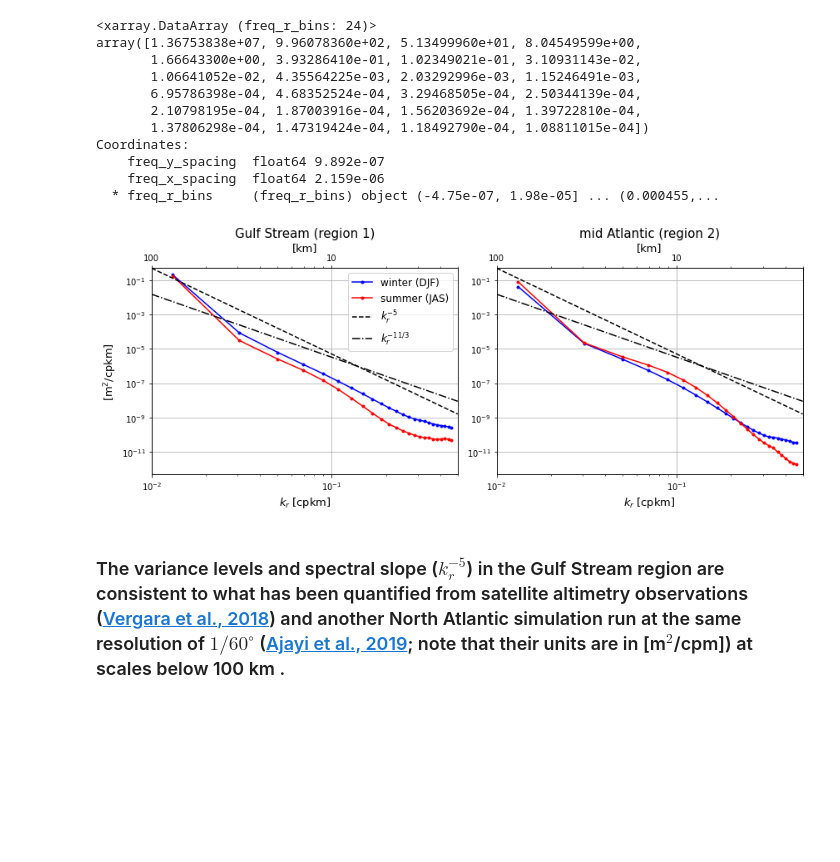
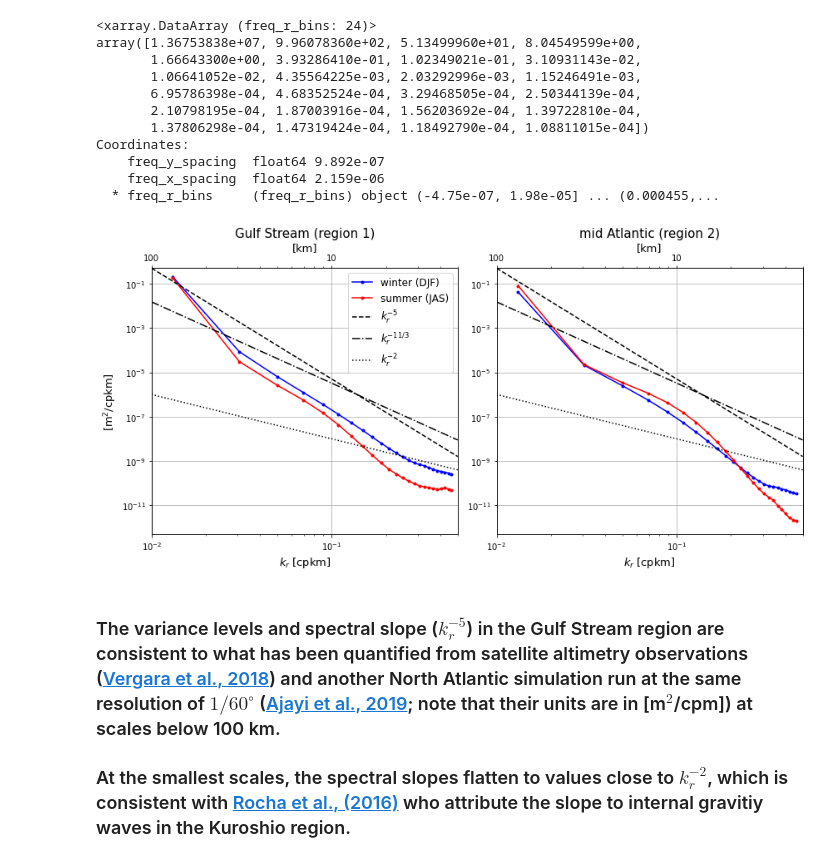
Before and after one commit to roxyboy/SWOT-AdAC-ocean-model-intercomparison, a Jupyter notebook: sea_surface_variability/notebooks/eNATL60-MEOM-regions01-and-02.ipynb, the cells around one changed output. Drawn from its saved outputs; the diff is of its cells as text; code cells hidden in the pictures; blank space fills up the shorter version.

Commit message:
rocha

```diff
--- a/sea_surface_variability/notebooks/eNATL60-MEOM-regions01-and-02.ipynb
+++ b/sea_surface_variability/notebooks/eNATL60-MEOM-regions01-and-02.ipynb
@@ -504,7 +504,7 @@ Coordinates:
     freq_x_spacing  float64 2.159e-06
   * freq_r_bins     (freq_r_bins) object (-4.75e-07, 1.98e-05] ... (0.000455,...
 # %%
-fig, (ax1,ax2) = plt.subplots(figsize=(12,5), nrows=1, ncols=2)
+fig, (ax1,ax2) = plt.subplots(figsize=(12,6), nrows=1, ncols=2)
 fig.set_tight_layout(True)
 ax3 = ax1.twiny()
 ax4 = ax2.twiny()
@@ -518,40 +518,46 @@ ax1.plot(np.linspace(1e-2,5e-1,10), 5e-26*(1e-3*np.linspace(1e-2,5e-1,10))**(-5)
          'k--', label=r"$k_r^{-5}$")
 ax1.plot(np.linspace(1e-2,5e-1,10), 7e-21*(1e-3*np.linspace(1e-2,5e-1,10))**(-11/3),
          'k-.', label=r"$k_r^{-11/3}$")
+ax1.plot(np.linspace(1e-2,5e-1,10), 1e-16*(1e-3*np.linspace(1e-2,5e-1,10))**(-2),
+         'k:', label=r"$k_r^{-2}$")
 ax2.plot(np.linspace(1e-2,5e-1,10), 5e-26*(1e-3*np.linspace(1e-2,5e-1,10))**(-5), 'k--')
 ax2.plot(np.linspace(1e-2,5e-1,10), 7e-21*(1e-3*np.linspace(1e-2,5e-1,10))**(-11/3), 'k-.')
+ax2.plot(np.linspace(1e-2,5e-1,10), 1e-16*(1e-3*np.linspace(1e-2,5e-1,10))**(-2),
+         'k:', label=r"$k_r^{-2}$")
 
 ax1.set_xscale('log')
 ax1.set_yscale('log')
 ax1.set_xlim([1e-2,5e-1])
 ax1.set_ylim([5e-13,5e-1])
 ax1.set_xlabel(r"$k_r$ [cpkm]", fontsize=13)
 ax1.set_ylabel(r"[m$^2$/cpkm]", fontsize=13)
 ax2.set_xscale('log')
 ax2.set_yscale('log')
 ax2.set_xlim([1e-2,5e-1])
 ax2.set_ylim([5e-13,5e-1])
 ax2.set_xlabel(r"$k_r$ [cpkm]", fontsize=13)
 
 ax3.set_xscale('log')
 ax4.set_xscale('log')
 ax3.set_xlim([1e-2,5e-1])
 ax4.set_xlim([1e-2,5e-1])
 ax3.set_xticks([1e-2,1e-1])
 ax4.set_xticks([1e-2,1e-1])
 ax3.set_xticklabels([int(100),int(10)])
 ax4.set_xticklabels([int(100),int(10)])
 ax3.set_xlabel(r"[km]", fontsize=13)
 ax4.set_xlabel(r"[km]", fontsize=13)
 
 ax1.legend(loc='upper right', fontsize=12)
 
 ax1.set_title(r"Gulf Stream (region 1)", fontsize=15)
 ax2.set_title(r"mid Atlantic (region 2)", fontsize=15)
 
 ax1.grid(True)
 ax2.grid(True)
 # %% [output]
-[figure, old version]
+[figure, new version]
 # %% [markdown]
-### The variance levels and spectral slope ($k_r^{-5}$) in the Gulf Stream region are consistent to what has been quantified from satellite altimetry observations ([Vergara et al., 2018](https:doi.org/10.1029/2018JC014844)) and another North Atlantic simulation run at the same resolution of $1/60^\circ$ ([Ajayi et al., 2019](10.1029/2019JC015827); note that their units are in \[m$^2$/cpm\]) at scales below 100 km .
+### The variance levels and spectral slope ($k_r^{-5}$) in the Gulf Stream region are consistent to what has been quantified from satellite altimetry observations ([Vergara et al., 2018](https://doi.org/10.1029/2018JC014844)) and another North Atlantic simulation run at the same resolution of $1/60^\circ$ ([Ajayi et al., 2019](https://doi.org/10.1029/2019JC015827); note that their units are in \[m$^2$/cpm\]) at scales below 100 km.
+
+### At the smallest scales, the spectral slopes flatten to values close to $k_r^{-2}$, which is consistent with [Rocha et al., (2016)](https://doi.org/10.1002/2016GL071349) who attribute the slope to internal gravitiy waves in the Kuroshio region.
```
